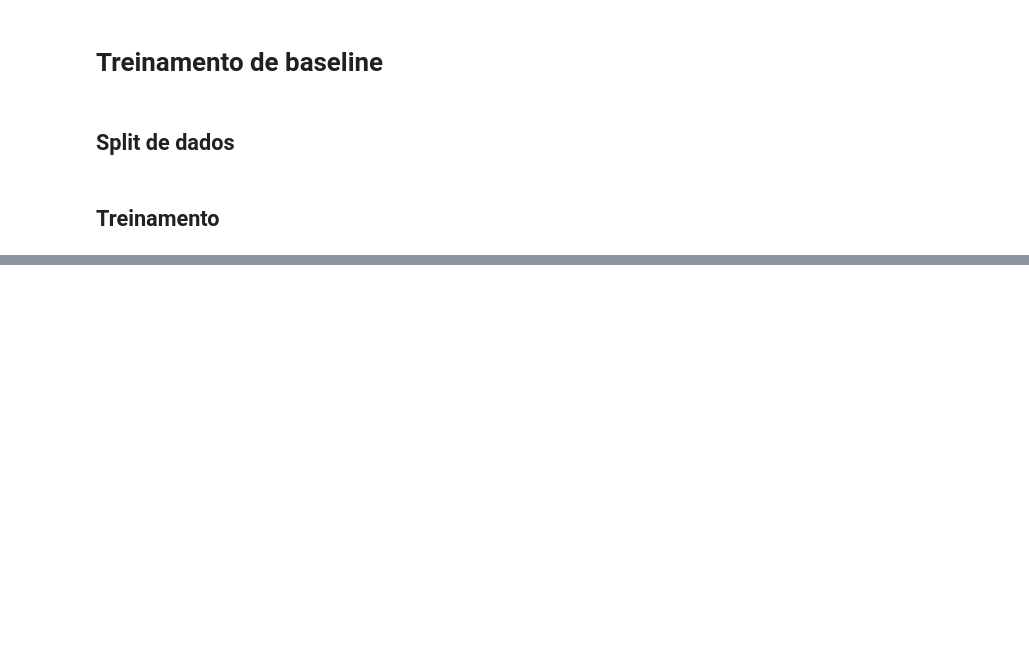
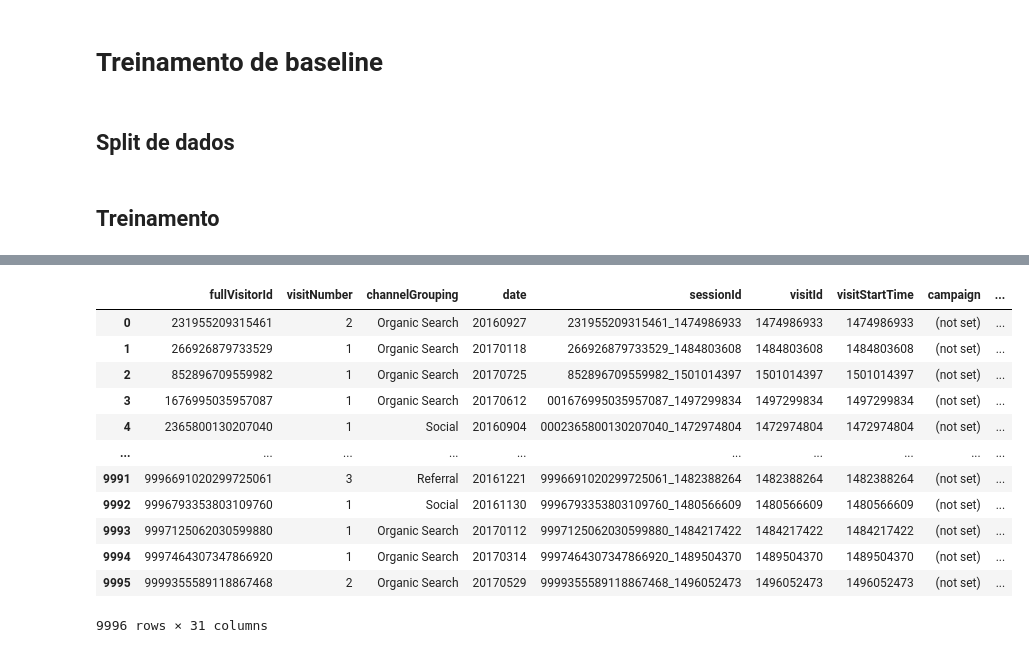
Before and after one commit to xpcosmos/regressao-linear-marketing, a Jupyter notebook: app.ipynb, the cells around one changed output, grey strips where cells are left out. Saved outputs shown, nothing was run; the diff lists cells and outputs as text; code cells hidden in the pictures; blank space fills up the shorter version.

Commit message:
Merge de dados de visitas

```diff
--- a/app.ipynb
+++ b/app.ipynb
@@ -247,0 +298,3 @@ from sklearn.linear_model import LinearRegression
+# %%
+user_unique_visit = df.drop_duplicates(subset=['fullVisitorId', 'visitNumber'])
+user_unique_visit
@@ -247,0 +315,19 @@ from sklearn.linear_model import LinearRegression
+# %%
+user_last_visit = df.groupby('fullVisitorId', as_index=False).max('visitNumber')[['fullVisitorId', 'visitNumber']]
+visits = pd.merge(user_last_visit, user_unique_visit, left_on=['fullVisitorId', 'visitNumber'],
+                right_on=['fullVisitorId', 'visitNumber'], how='left')
+visits
+# %% [output]
+|  | fullVisitorId | visitNumber | channelGrouping | date | sessionId | visitId | visitStartTime | campaign | ... |
+| 0 | 231955209315461 | 2 | Organic Search | 20160927 | 231955209315461_1474986933 | 1474986933 | 1474986933 | (not set) | ... |
+| 1 | 266926879733529 | 1 | Organic Search | 20170118 | 266926879733529_1484803608 | 1484803608 | 1484803608 | (not set) | ... |
+| 2 | 852896709559982 | 1 | Organic Search | 20170725 | 852896709559982_1501014397 | 1501014397 | 1501014397 | (not set) | ... |
+| 3 | 1676995035957087 | 1 | Organic Search | 20170612 | 001676995035957087_1497299834 | 1497299834 | 1497299834 | (not set) | ... |
+| 4 | 2365800130207040 | 1 | Social | 20160904 | 0002365800130207040_1472974804 | 1472974804 | 1472974804 | (not set) | ... |
+| ... | ... | ... | ... | ... | ... | ... | ... | ... | ... |
+| 9991 | 9996691020299725061 | 3 | Referral | 20161221 | 9996691020299725061_1482388264 | 1482388264 | 1482388264 | (not set) | ... |
+| 9992 | 9996793353803109760 | 1 | Social | 20161130 | 9996793353803109760_1480566609 | 1480566609 | 1480566609 | (not set) | ... |
+| 9993 | 9997125062030599880 | 1 | Organic Search | 20170112 | 9997125062030599880_1484217422 | 1484217422 | 1484217422 | (not set) | ... |
+| 9994 | 9997464307347866920 | 1 | Organic Search | 20170314 | 9997464307347866920_1489504370 | 1489504370 | 1489504370 | (not set) | ... |
+| 9995 | 9999355589118867468 | 2 | Organic Search | 20170529 | 9999355589118867468_1496052473 | 1496052473 | 1496052473 | (not set) | ... |
+9996 rows × 31 columns
```
Also changed, not shown: parts of 13 cells of this notebook.
